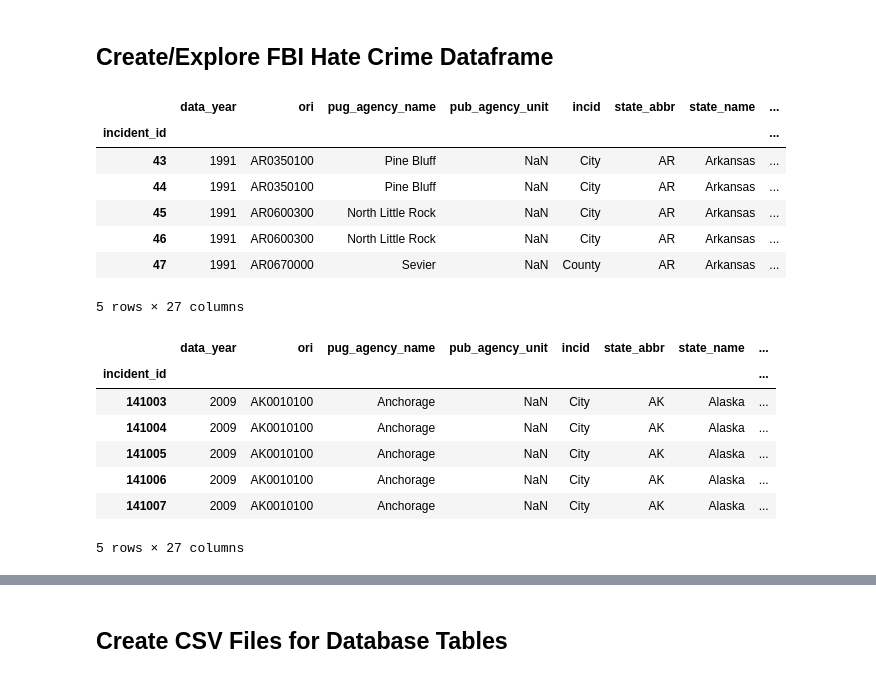
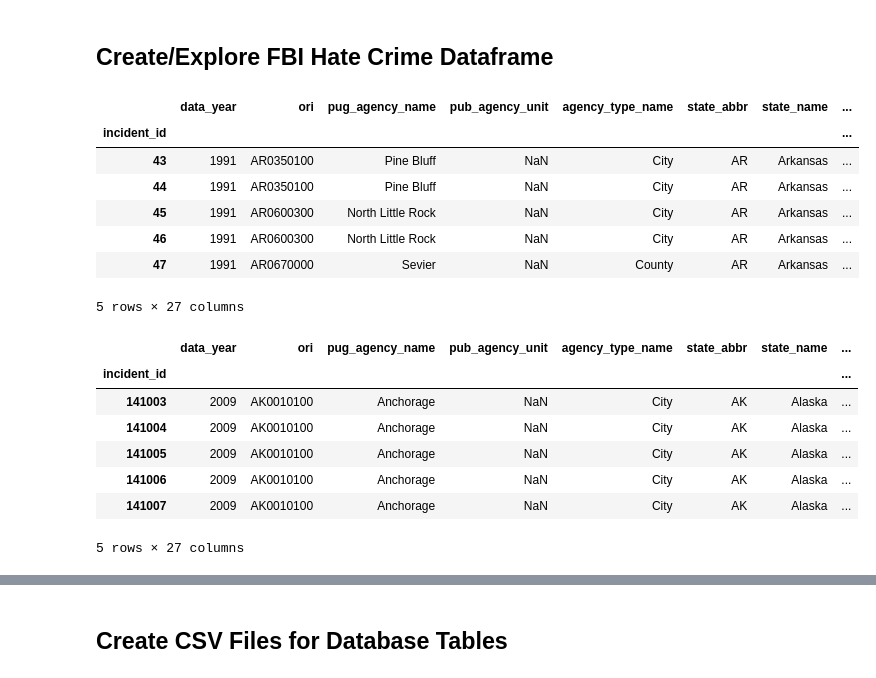
Before and after one commit to evacs/Project-3, a Jupyter notebook: etl/fbi_hate_crimes_data_matt.ipynb, the cells around one changed output, grey strips where cells are left out. Cells and saved outputs as stored; diff of their text form; code cells hidden in the pictures.

```diff
--- a/etl/fbi_hate_crimes_data-matt.ipynb
+++ b/etl/fbi_hate_crimes_data_matt.ipynb
@@ -12,15 +12,15 @@ from pathlib import Path
 ## Create/Explore FBI Hate Crime Dataframe
 # %%
 # Path to hate crime data
-path = Path('../resources/hate_crimes_from_FBI.xlsx')
+path = Path('../resources/fbi_hate_crime_data.csv')
 
 # Load hate crime data
-crime_data_df = pd.read_excel(path, engine='openpyxl', index_col=0)
+crime_data_df = pd.read_csv(path, index_col=0)
 
 # Display sample data
 crime_data_df.head()
 # %% [output]
-|  | data_year | ori | pug_agency_name | pub_agency_unit | incid | state_abbr | state_name | ... |
+|  | data_year | ori | pug_agency_name | pub_agency_unit | agency_type_name | state_abbr | state_name | ... |
 | incident_id |  |  |  |  |  |  |  | ... |
 | 43 | 1991 | AR0350100 | Pine Bluff | NaN | City | AR | Arkansas | ... |
 | 44 | 1991 | AR0350100 | Pine Bluff | NaN | City | AR | Arkansas | ... |
@@ -32,7 +32,7 @@ crime_data_df.head()
 crime_data_df = crime_data_df[crime_data_df['data_year'] > 2008]
 crime_data_df.head()
 # %% [output]
-|  | data_year | ori | pug_agency_name | pub_agency_unit | incid | state_abbr | state_name | ... |
+|  | data_year | ori | pug_agency_name | pub_agency_unit | agency_type_name | state_abbr | state_name | ... |
 | incident_id |  |  |  |  |  |  |  | ... |
 | 141003 | 2009 | AK0010100 | Anchorage | NaN | City | AK | Alaska | ... |
 | 141004 | 2009 | AK0010100 | Anchorage | NaN | City | AK | Alaska | ... |
```
Also changed, not shown: parts of 4 cells of this notebook.
